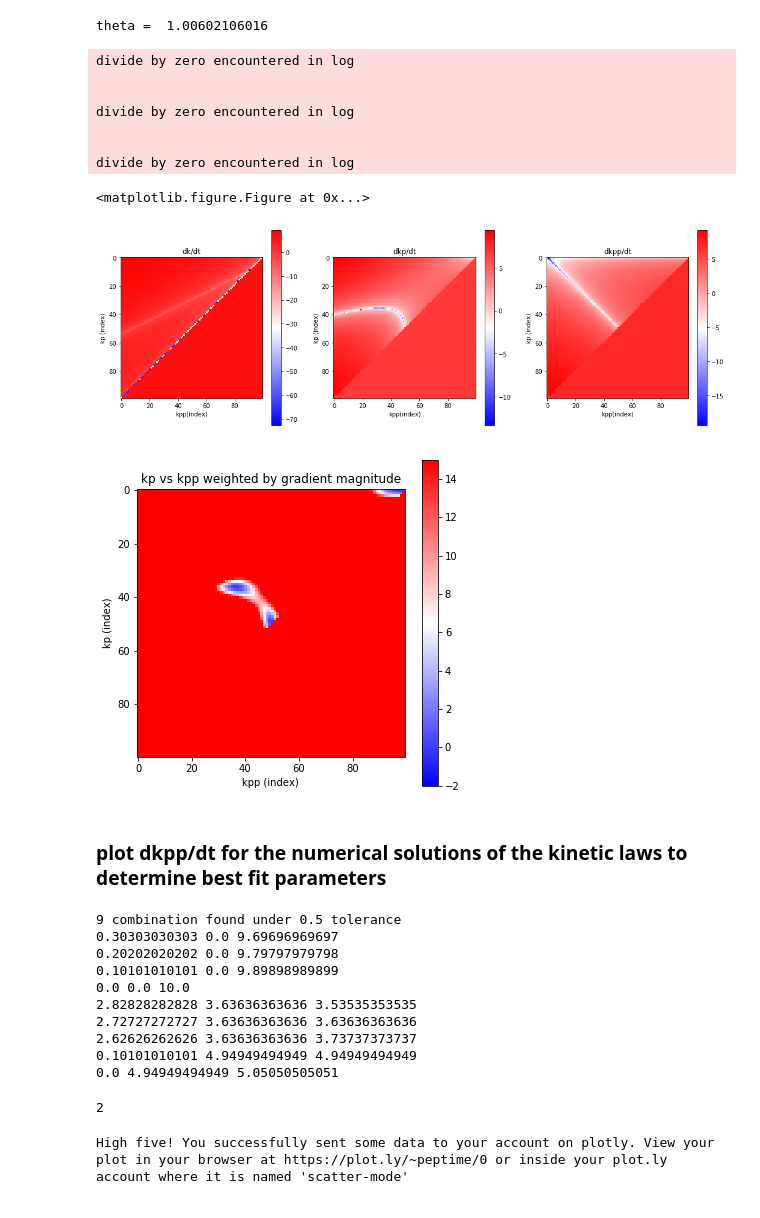
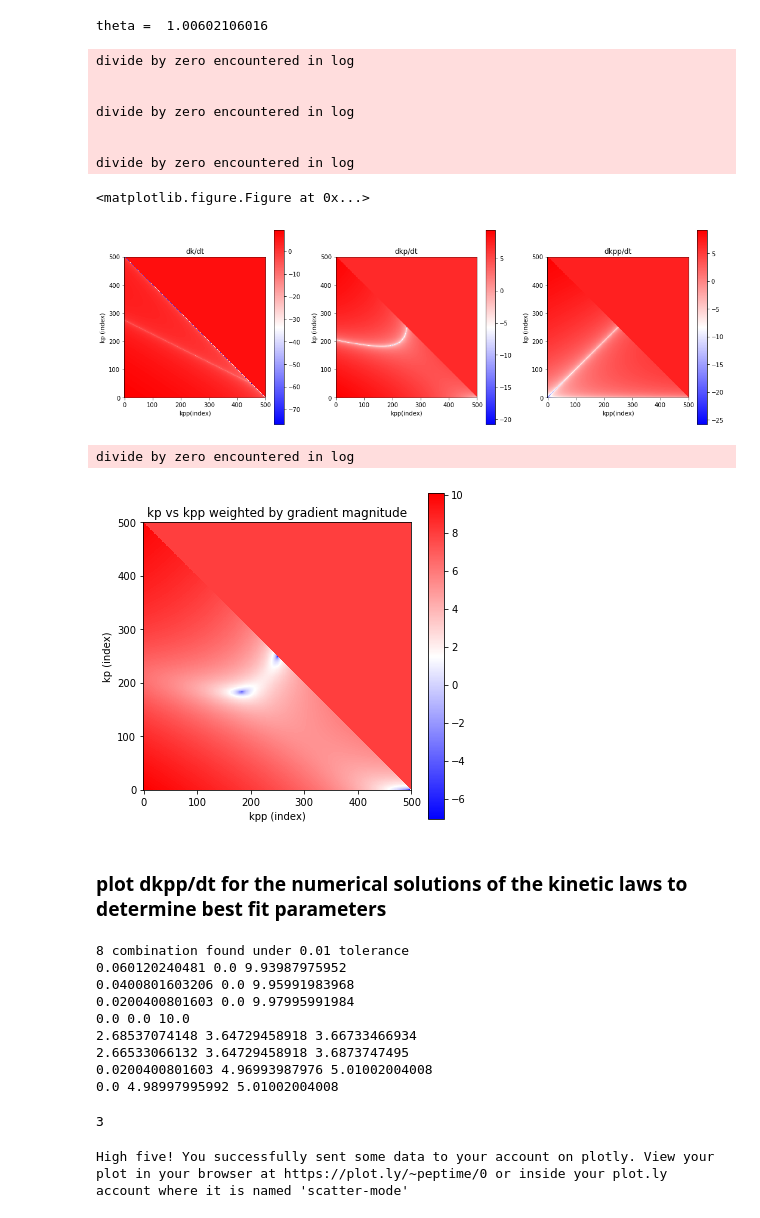
Before and after one commit to npagane/bph, a Jupyter notebook: yeastSim/1DParameterScan.ipynb, the cells around one changed output. Cells and saved outputs as stored; diff of their text form; code cells hidden in the pictures.

```diff
--- a/yeastSim/1DParameterScan.ipynb
+++ b/yeastSim/1DParameterScan.ipynb
@@ -42,8 +42,9 @@ conc1 = 1
 S = np.mean([conc1, conc2])
 Ktot = 10
 
-Kp = np.linspace(0,Ktot,100)
-Kpp = np.linspace(0,Ktot,100)
+n = 500
+Kp = np.linspace(0,Ktot,n)
+Kpp = np.linspace(0,Ktot,n)
 
 Ks = 0.001
 theta = ((1+Ks)**2)/((1-2*Ks)**2) # k4k3/k2k5
@@ -86,42 +87,42 @@ for i in range(len(Kp)):
             dkpp[i,j] = np.power(np.matmul(A,np.asarray([S*K,K**2,K*Kp[i],Kp[i]**2,Kp[i]*Kpp[j]]).reshape([5,1])),2)[2]
 
 #plot
 fig = plt.figure(figsize=(18,6))
 ax = fig.add_subplot(1,3,1)
-plt.imshow(np.log(dk), cmap = 'bwr')
+plt.imshow(np.log(dk), cmap = 'bwr', origin = 'lower')
 plt.xlabel('kpp(index)')
 plt.ylabel('kp (index)')
 plt.title('dk/dt')
 plt.colorbar()
 ax = fig.add_subplot(1,3,2)
-plt.imshow(np.log(dkp), cmap = 'bwr')
+plt.imshow(np.log(dkp), cmap = 'bwr', origin = 'lower')
 plt.xlabel('kpp(index)')
 plt.ylabel('kp (index)')
 plt.title('dkp/dt')
 plt.colorbar()
 ax = fig.add_subplot(1,3,3)
-plt.imshow(np.log(dkpp), cmap = 'bwr')
+plt.imshow(np.log(dkpp), cmap = 'bwr', origin = 'lower')
 plt.xlabel('kpp(index)')
 plt.ylabel('kp (index)')
 plt.title('dkpp/dt')
 plt.colorbar()
 
 plt.show()
 # %% [output]
 divide by zero encountered in log
 
 
 divide by zero encountered in log
 
 
 divide by zero encountered in log
 <matplotlib.figure.Figure at 0x...>
-[figure, old version]
+[figure, new version]
 # %%
 grad = dk + dkp + dkpp
 
 fig = plt.figure(figsize=(6,6))
-plt.imshow(grad, cmap = 'bwr', vmax = 15, vmin = -2)
+plt.imshow(np.log(grad), cmap = 'bwr', origin = 'lower')
 plt.xlabel('kpp (index)')
 plt.ylabel('kp (index)')
 plt.title('kp vs kpp weighted by gradient magnitude')
@@ -129,5 +130,6 @@ plt.colorbar()
 
 plt.show()
 # %% [output]
+divide by zero encountered in log
-[figure, old version]
+[figure, new version]
 # %%
@@ -146,7 +148,7 @@ def nullspace(A, atol=1e-13, rtol=0):
 # %% [markdown]
 ### plot dkpp/dt for the numerical solutions of the kinetic laws to determine best fit parameters
 # %%
-tol = 0.5
+tol = 1e-2
 mins = []
 inds = []
 for i in range(np.shape(grad)[0]):
@@ -160,16 +162,15 @@ print len(inds), 'combination found under', tol, 'tolerance'
 for i in range(len(inds)):
     print Ktot - Kp[inds[i][0]] - Kpp[inds[i][1]], Kp[inds[i][0]], Kpp[inds[i][1]]
 # %% [output]
-9 combination found under 0.5 tolerance
-0.30303030303 0.0 9.69696969697
-0.20202020202 0.0 9.79797979798
-0.10101010101 0.0 9.89898989899
+8 combination found under 0.01 tolerance
+0.060120240481 0.0 9.93987975952
+0.0400801603206 0.0 9.95991983968
+0.0200400801603 0.0 9.97995991984
 0.0 0.0 10.0
-2.82828282828 3.63636363636 3.53535353535
-2.72727272727 3.63636363636 3.63636363636
-2.62626262626 3.63636363636 3.73737373737
-0.10101010101 4.94949494949 4.94949494949
-0.0 4.94949494949 5.05050505051
+2.68537074148 3.64729458918 3.66733466934
+2.66533066132 3.64729458918 3.6873747495
+0.0200400801603 4.96993987976 5.01002004008
+0.0 4.98997995992 5.01002004008
 # %%
 def nullparam(S,K,kp, kpp):
     mat = np.matrix([
@@ -178,7 +179,7 @@ def nullparam(S,K,kp, kpp):
             [0, 0, 0, k4*kp**2, -k5*kp*kpp]
               ])
     nullmat = nullspace(mat)
-    for i in range(3):
+    for i in range(nullmat.shape[1]): #IDK what the range is for so figure that out nicole
         if len(nullmat) == sum(nullmat[:,i] > 0):
             return nullmat[:,i]
     return np.zeros(len(nullmat))
@@ -194,7 +195,6 @@ odeTrials = {}
 acc = []
 newinds = []
 ind = 0
-n = 100
 t = np.linspace(0,T,n)
 for i in range(len(inds)):
     temp = nullparam(S, Ktot - Kp[inds[i][0]] - Kpp[inds[i][1]], Kp[inds[i][0]], Kpp[inds[i][1]])
@@ -212,7 +212,7 @@ for i in range(len(inds)):
 
 print ind
 # %% [output]
-2
+3
 # %%
 #create traces
 data = []
```
Also changed, not shown: parts of 4 cells of this notebook, 1 other file.
